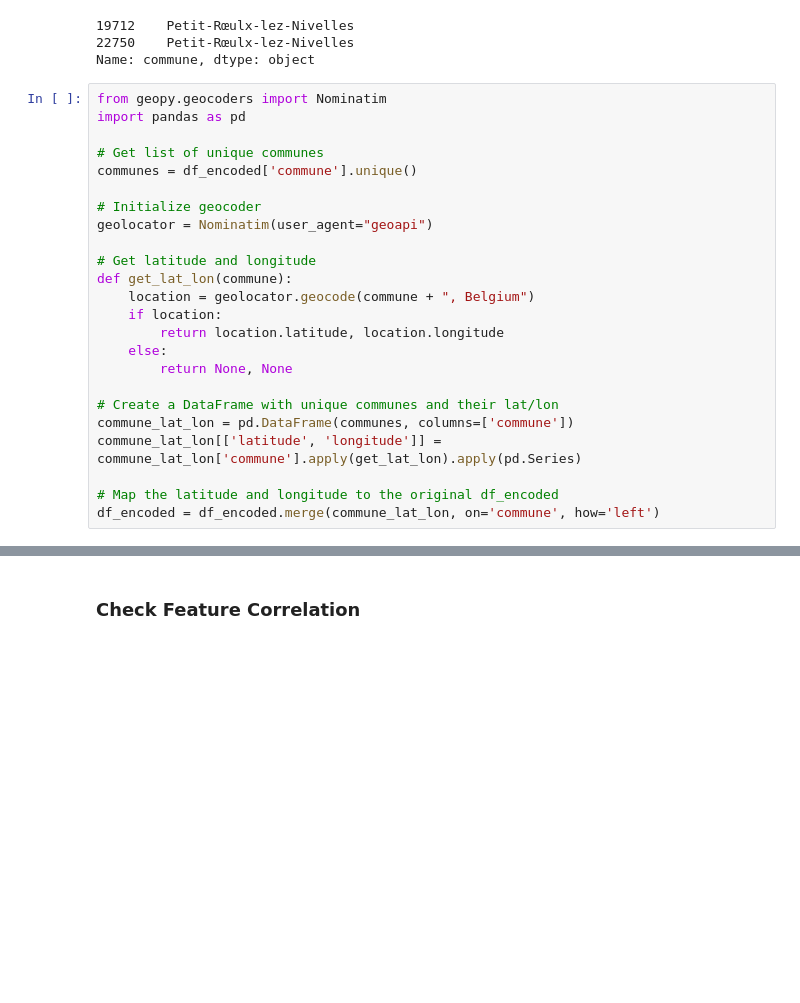
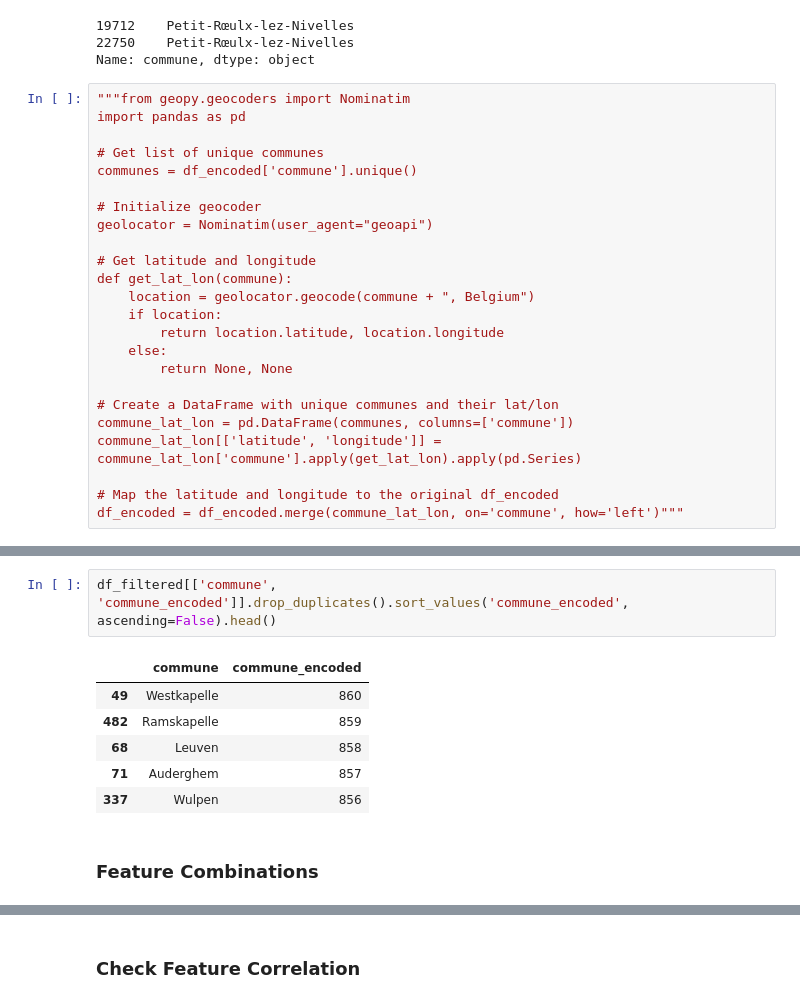
Before and after one commit to Miriam-Stoehr/challenge-regression, a Jupyter notebook: 2-feature-engineering.ipynb, the cells around one changed output, grey strips where cells are left out. Saved outputs shown, nothing was run; the diff lists cells and outputs as text; blank space fills up the shorter version.

```diff
--- a/2-feature-engineering.ipynb
+++ b/2-feature-engineering.ipynb
@@ -100,7 +89,7 @@ df_encoded.loc[[19712, 22750], 'commune']
 22750    Petit-Rœulx-lez-Nivelles
 Name: commune, dtype: object
 # %%
-from geopy.geocoders import Nominatim
+"""from geopy.geocoders import Nominatim
 import pandas as pd
 
 # Get list of unique communes
@@ -122,4 +111,4 @@ commune_lat_lon = pd.DataFrame(communes, columns=['commune'])
 commune_lat_lon[['latitude', 'longitude']] = commune_lat_lon['commune'].apply(get_lat_lon).apply(pd.Series)
 
 # Map the latitude and longitude to the original df_encoded
-df_encoded = df_encoded.merge(commune_lat_lon, on='commune', how='left')
+df_encoded = df_encoded.merge(commune_lat_lon, on='commune', how='left')"""
@@ -176,0 +351,11 @@ belgium_map"""
+# %%
+df_filtered[['commune', 'commune_encoded']].drop_duplicates().sort_values('commune_encoded', ascending=False).head()
+# %% [output]
+|  | commune | commune_encoded |
+| 49 | Westkapelle | 860 |
+| 482 | Ramskapelle | 859 |
+| 68 | Leuven | 858 |
+| 71 | Auderghem | 857 |
+| 337 | Wulpen | 856 |
+# %% [markdown]
+### Feature Combinations
```
Also changed, not shown: parts of 32 cells of this notebook, 10 other files.
